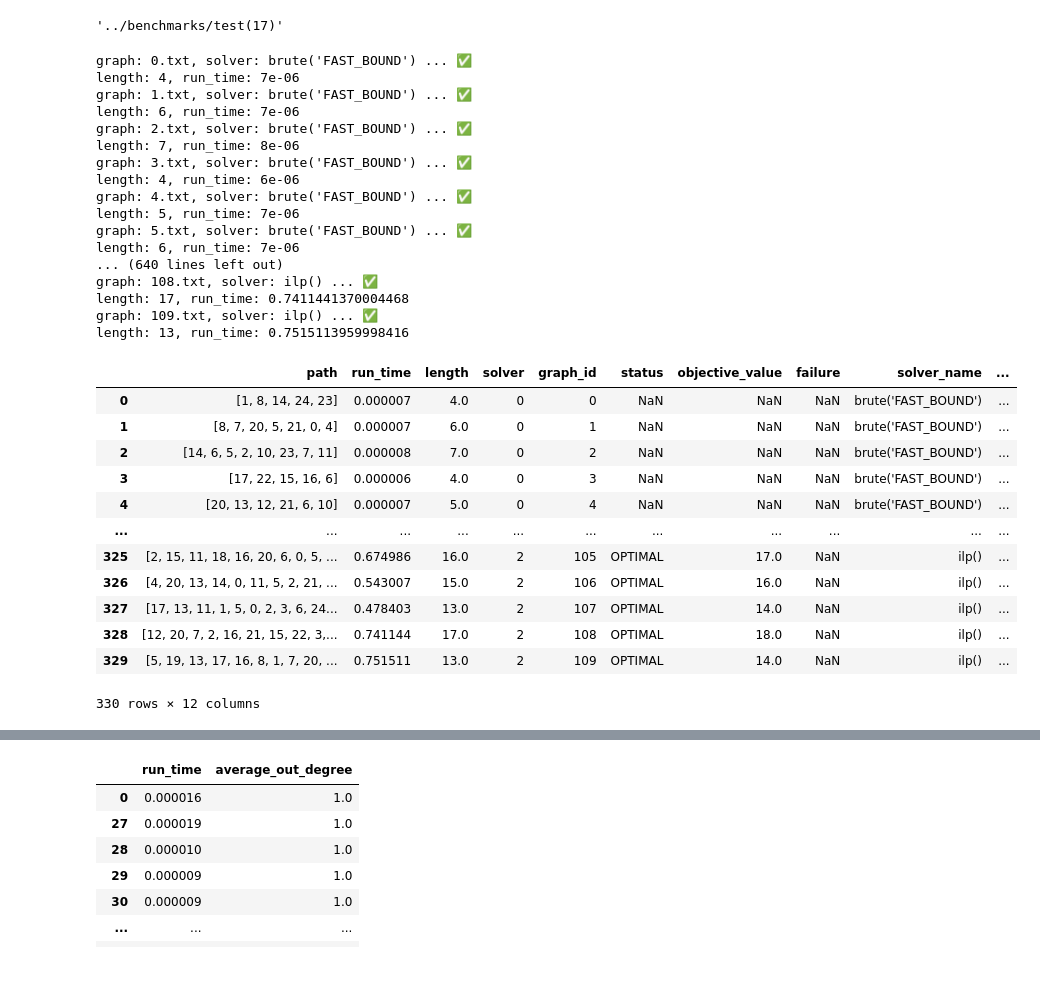
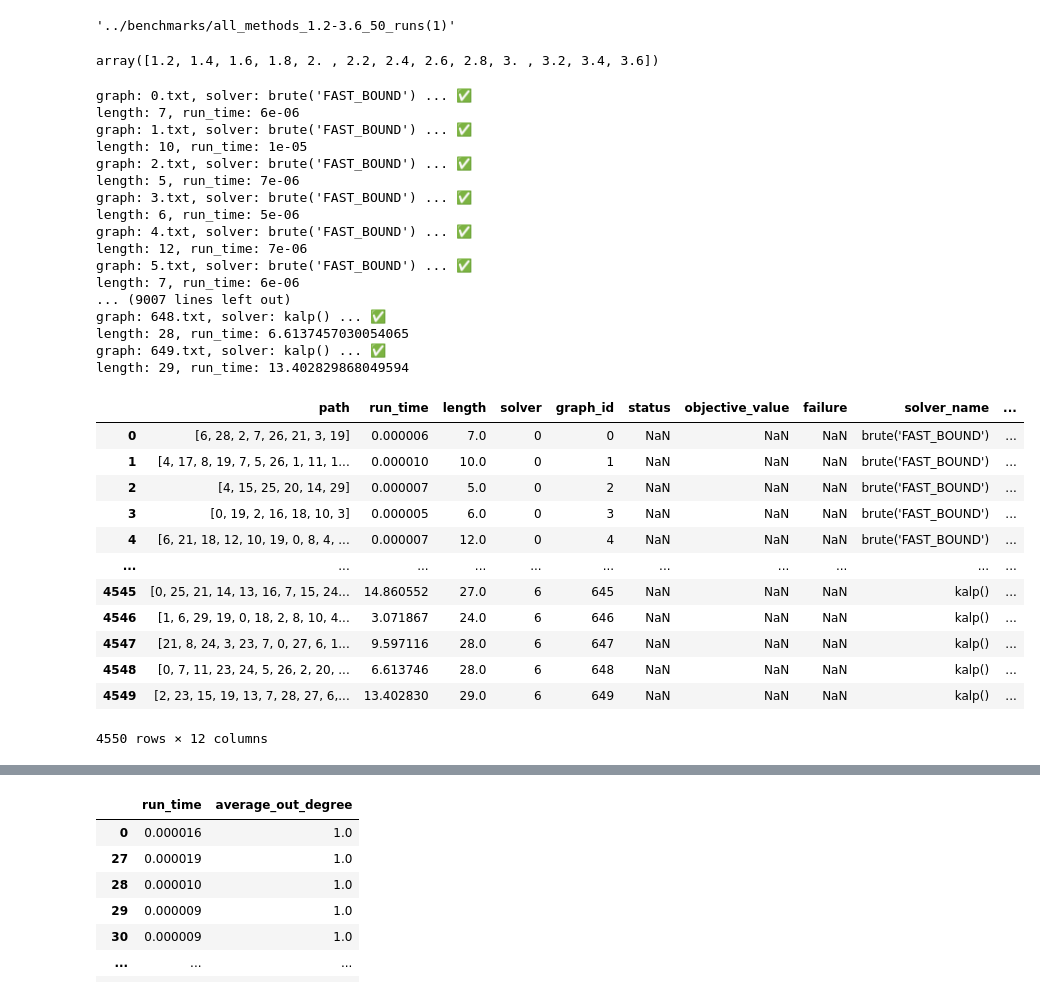
Before and after one commit to blinkybool/LongestPath, a Jupyter notebook: notebooks/benchmarking_specific_degree.ipynb, the cells around one changed output, grey strips where cells are left out. Saved outputs shown, nothing was run; the diff lists cells and outputs as text; code cells hidden in the pictures.

```diff
--- a/notebooks/benchmarking_specific_degree.ipynb
+++ b/notebooks/benchmarking_specific_degree.ipynb
@@ -20,8 +23,9 @@ import re
 # %%
 def generate():
   return [
-    gen_num_edges(25, round(25 * degree))
-      for degree in np.arange(1, 2.1, 0.1) for _ in range(10)
+    gen_num_edges_undirected(30, round(30 * degree / 2))
+      for degree in np.arange(1.2, 3.7,0.2) for _ in range(50)
+      # np.arange(1, 3.3, 0.3) for _ in range(1)
   ]
 
 params_code = inspect.getsource(generate)
@@ -30,53 +34,62 @@ graphs = generate()
 benchmark = new_benchmark(graphs, solvers=[
 	Solver("brute", "FAST_BOUND"),
 	Solver("brute", "BRUTE_FORCE"),
+	Solver("brute", "BRANCH_N_BOUND"),
+	Solver("brute", "BRUTE_FORCE_COMPLETE"),
   Solver("ilp"),
-	# Solver("kalp", threads=4),
-], params_code = params_code, override_benchmark_path="../benchmarks/test")
+	Solver("kalp", threads=4),
+	Solver("kalp"),
+], params_code = params_code, override_benchmark_path="../benchmarks/all_methods_1.2-3.6_50_runs")
 
 benchmark.benchmark_path
 # %% [output]
-'../benchmarks/test(17)'
+'../benchmarks/all_methods_1.2-3.6_50_runs(1)'
+# %%
+np.arange(1.2, 3.7,0.2)
+# %% [output]
+array([1.2, 1.4, 1.6, 1.8, 2. , 2.2, 2.4, 2.6, 2.8, 3. , 3.2, 3.4, 3.6])
 # %%
-benchmark = Benchmark.load("../benchmarks/brute_ilp_kalp_10_runs_deg1-2")
+benchmark = Benchmark.load("../benchmarks/all_methods_1.2-3.6_50_runs(1) (copy)")
 # %%
-benchmark.run(retryFailures=True, timeout=2)
+benchmark.run(retryFailures=True, timeout=10 * 60)
 # %% [output]
 graph: 0.txt, solver: brute('FAST_BOUND') ... ✅
-length: 4, run_time: 7e-06
+length: 7, run_time: 6e-06
 graph: 1.txt, solver: brute('FAST_BOUND') ... ✅
-length: 6, run_time: 7e-06
+length: 10, run_time: 1e-05
 graph: 2.txt, solver: brute('FAST_BOUND') ... ✅
-length: 7, run_time: 8e-06
+length: 5, run_time: 7e-06
 graph: 3.txt, solver: brute('FAST_BOUND') ... ✅
-length: 4, run_time: 6e-06
+length: 6, run_time: 5e-06
 graph: 4.txt, solver: brute('FAST_BOUND') ... ✅
-length: 5, run_time: 7e-06
+length: 12, run_time: 7e-06
 graph: 5.txt, solver: brute('FAST_BOUND') ... ✅
-length: 6, run_time: 7e-06
-... (640 lines left out)
-graph: 108.txt, solver: ilp() ... ✅
-length: 17, run_time: 0.7411441370004468
-graph: 109.txt, solver: ilp() ... ✅
-length: 13, run_time: 0.7515113959998416
+length: 7, run_time: 6e-06
+... (9007 lines left out)
+graph: 648.txt, solver: kalp() ... ✅
+length: 28, run_time: 6.6137457030054065
+graph: 649.txt, solver: kalp() ... ✅
+length: 29, run_time: 13.402829868049594
 # %%
 df_ = benchmark.get_dataframe()
+if not "failure" in df_:
+    df_["failure"] = None
 df = df_
 df
 # %% [output]
 |  | path | run_time | length | solver | graph_id | status | objective_value | failure | solver_name | ... |
-| 0 | [1, 8, 14, 24, 23] | 0.000007 | 4.0 | 0 | 0 | NaN | NaN | NaN | brute('FAST_BOUND') | ... |
-| 1 | [8, 7, 20, 5, 21, 0, 4] | 0.000007 | 6.0 | 0 | 1 | NaN | NaN | NaN | brute('FAST_BOUND') | ... |
-| 2 | [14, 6, 5, 2, 10, 23, 7, 11] | 0.000008 | 7.0 | 0 | 2 | NaN | NaN | NaN | brute('FAST_BOUND') | ... |
-| 3 | [17, 22, 15, 16, 6] | 0.000006 | 4.0 | 0 | 3 | NaN | NaN | NaN | brute('FAST_BOUND') | ... |
-| 4 | [20, 13, 12, 21, 6, 10] | 0.000007 | 5.0 | 0 | 4 | NaN | NaN | NaN | brute('FAST_BOUND') | ... |
+| 0 | [6, 28, 2, 7, 26, 21, 3, 19] | 0.000006 | 7.0 | 0 | 0 | NaN | NaN | NaN | brute('FAST_BOUND') | ... |
+| 1 | [4, 17, 8, 19, 7, 5, 26, 1, 11, 1... | 0.000010 | 10.0 | 0 | 1 | NaN | NaN | NaN | brute('FAST_BOUND') | ... |
+| 2 | [4, 15, 25, 20, 14, 29] | 0.000007 | 5.0 | 0 | 2 | NaN | NaN | NaN | brute('FAST_BOUND') | ... |
+| 3 | [0, 19, 2, 16, 18, 10, 3] | 0.000005 | 6.0 | 0 | 3 | NaN | NaN | NaN | brute('FAST_BOUND') | ... |
+| 4 | [6, 21, 18, 12, 10, 19, 0, 8, 4, ... | 0.000007 | 12.0 | 0 | 4 | NaN | NaN | NaN | brute('FAST_BOUND') | ... |
 | ... | ... | ... | ... | ... | ... | ... | ... | ... | ... | ... |
-| 325 | [2, 15, 11, 18, 16, 20, 6, 0, 5, ... | 0.674986 | 16.0 | 2 | 105 | OPTIMAL | 17.0 | NaN | ilp() | ... |
-| 326 | [4, 20, 13, 14, 0, 11, 5, 2, 21, ... | 0.543007 | 15.0 | 2 | 106 | OPTIMAL | 16.0 | NaN | ilp() | ... |
-| 327 | [17, 13, 11, 1, 5, 0, 2, 3, 6, 24... | 0.478403 | 13.0 | 2 | 107 | OPTIMAL | 14.0 | NaN | ilp() | ... |
-| 328 | [12, 20, 7, 2, 16, 21, 15, 22, 3,... | 0.741144 | 17.0 | 2 | 108 | OPTIMAL | 18.0 | NaN | ilp() | ... |
-| 329 | [5, 19, 13, 17, 16, 8, 1, 7, 20, ... | 0.751511 | 13.0 | 2 | 109 | OPTIMAL | 14.0 | NaN | ilp() | ... |
+| 4545 | [0, 25, 21, 14, 13, 16, 7, 15, 24... | 14.860552 | 27.0 | 6 | 645 | NaN | NaN | NaN | kalp() | ... |
+| 4546 | [1, 6, 29, 19, 0, 18, 2, 8, 10, 4... | 3.071867 | 24.0 | 6 | 646 | NaN | NaN | NaN | kalp() | ... |
+| 4547 | [21, 8, 24, 3, 23, 7, 0, 27, 6, 1... | 9.597116 | 28.0 | 6 | 647 | NaN | NaN | NaN | kalp() | ... |
+| 4548 | [0, 7, 11, 23, 24, 5, 26, 2, 20, ... | 6.613746 | 28.0 | 6 | 648 | NaN | NaN | NaN | kalp() | ... |
+| 4549 | [2, 23, 15, 19, 13, 7, 28, 27, 6,... | 13.402830 | 29.0 | 6 | 649 | NaN | NaN | NaN | kalp() | ... |
-330 rows × 12 columns
+4550 rows × 12 columns
 # %%
 df[df["solver"] == 0][["run_time", "average_out_degree"]].plot.box(by="average_out_degree", logy=True)
 # %% [output]
```
Also changed, not shown: parts of 6 cells of this notebook, 6 other files.
